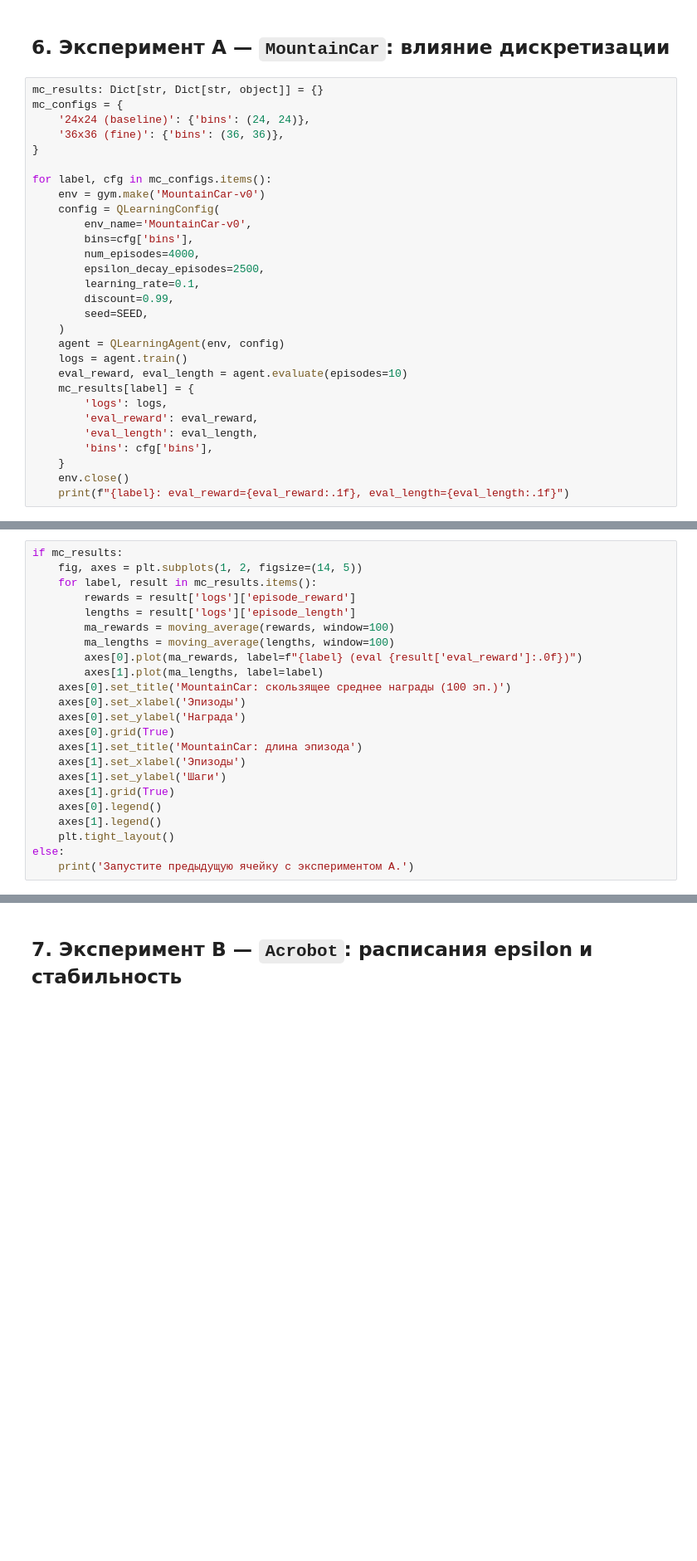
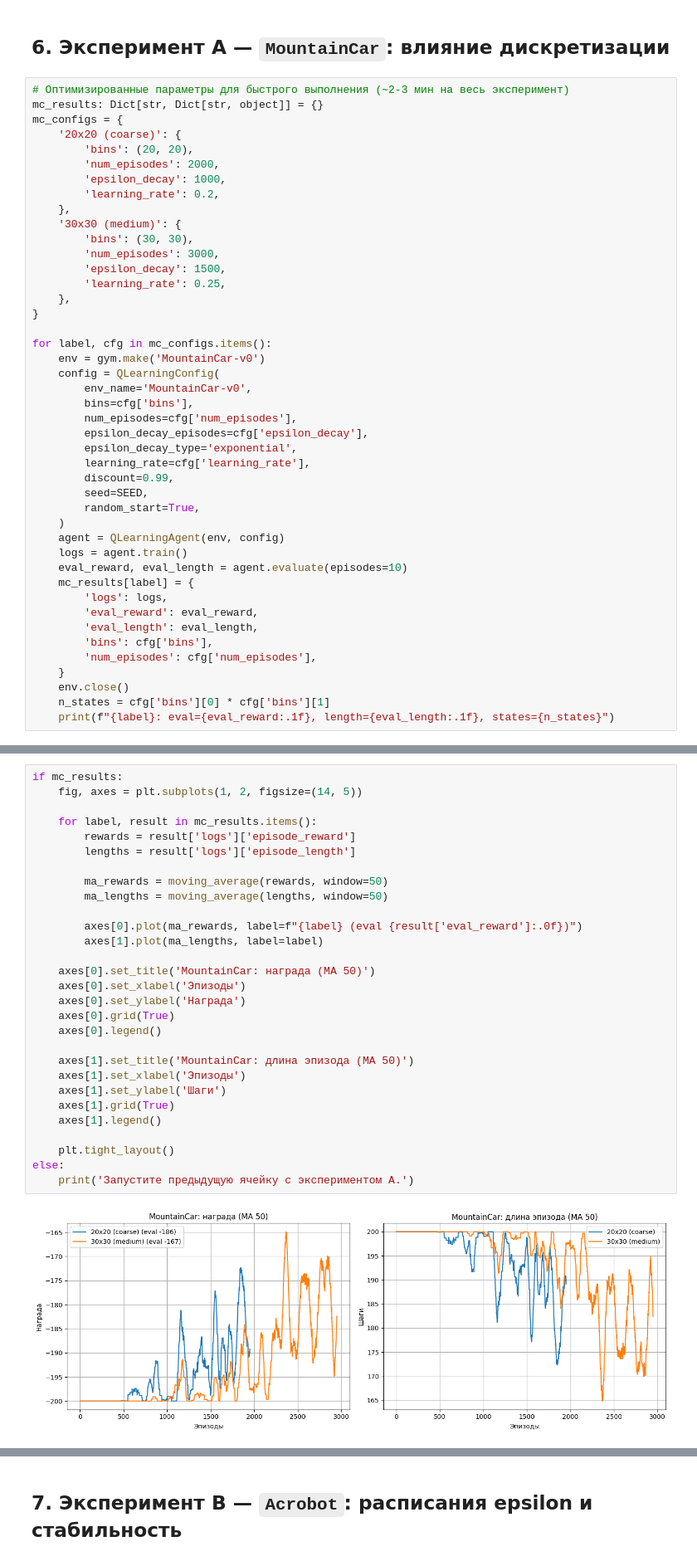
Before and after one commit to denis-samatov/RL_course, a Jupyter notebook: code/09_q_learning_bellman/homework_solution.ipynb, the cells around one changed output, grey strips where cells are left out. Shown at 83% size. Drawn from its saved outputs; the diff is of its cells as text; blank space fills up the shorter version.

```diff
--- a/code/09_q_learning_bellman/homework_solution.ipynb
+++ b/code/09_q_learning_bellman/homework_solution.ipynb
@@ -303,10 +407,21 @@ def moving_average(values: List[float], window: int = 100) -> np.ndarray:
 # %% [markdown]
 ## 6. Эксперимент A — `MountainCar`: влияние дискретизации
 # %%
+# Оптимизированные параметры для быстрого выполнения (~2-3 мин на весь эксперимент)
 mc_results: Dict[str, Dict[str, object]] = {}
 mc_configs = {
-    '24x24 (baseline)': {'bins': (24, 24)},
-    '36x36 (fine)': {'bins': (36, 36)},
+    '20x20 (coarse)': {
+        'bins': (20, 20),
+        'num_episodes': 2000,
+        'epsilon_decay': 1000,
+        'learning_rate': 0.2,
+    },
+    '30x30 (medium)': {
+        'bins': (30, 30),
+        'num_episodes': 3000,
+        'epsilon_decay': 1500,
+        'learning_rate': 0.25,
+    },
 }
 
 for label, cfg in mc_configs.items():
@@ -314,11 +429,13 @@ for label, cfg in mc_configs.items():
     config = QLearningConfig(
         env_name='MountainCar-v0',
         bins=cfg['bins'],
-        num_episodes=4000,
-        epsilon_decay_episodes=2500,
-        learning_rate=0.1,
+        num_episodes=cfg['num_episodes'],
+        epsilon_decay_episodes=cfg['epsilon_decay'],
+        epsilon_decay_type='exponential',
+        learning_rate=cfg['learning_rate'],
         discount=0.99,
         seed=SEED,
+        random_start=True,
     )
     agent = QLearningAgent(env, config)
     logs = agent.train()
@@ -328,6 +445,8 @@ for label, cfg in mc_configs.items():
         'eval_reward': eval_reward,
         'eval_length': eval_length,
         'bins': cfg['bins'],
+        'num_episodes': cfg['num_episodes'],
     }
     env.close()
-    print(f"{label}: eval_reward={eval_reward:.1f}, eval_length={eval_length:.1f}")
+    n_states = cfg['bins'][0] * cfg['bins'][1]
+    print(f"{label}: eval={eval_reward:.1f}, length={eval_length:.1f}, states={n_states}")
@@ -334,23 +456,31 @@ for label, cfg in mc_configs.items():
 # %%
 if mc_results:
     fig, axes = plt.subplots(1, 2, figsize=(14, 5))
+
     for label, result in mc_results.items():
         rewards = result['logs']['episode_reward']
         lengths = result['logs']['episode_length']
-        ma_rewards = moving_average(rewards, window=100)
-        ma_lengths = moving_average(lengths, window=100)
+
+        ma_rewards = moving_average(rewards, window=50)
+        ma_lengths = moving_average(lengths, window=50)
+
         axes[0].plot(ma_rewards, label=f"{label} (eval {result['eval_reward']:.0f})")
         axes[1].plot(ma_lengths, label=label)
-    axes[0].set_title('MountainCar: скользящее среднее награды (100 эп.)')
+
+    axes[0].set_title('MountainCar: награда (MA 50)')
     axes[0].set_xlabel('Эпизоды')
     axes[0].set_ylabel('Награда')
     axes[0].grid(True)
-    axes[1].set_title('MountainCar: длина эпизода')
+    axes[0].legend()
+
+    axes[1].set_title('MountainCar: длина эпизода (MA 50)')
     axes[1].set_xlabel('Эпизоды')
     axes[1].set_ylabel('Шаги')
     axes[1].grid(True)
-    axes[0].legend()
     axes[1].legend()
+
     plt.tight_layout()
 else:
     print('Запустите предыдущую ячейку с экспериментом A.')
+# %% [output]
+[figure, added]
```
Also changed, not shown: parts of 13 cells of this notebook, 5 other files.
